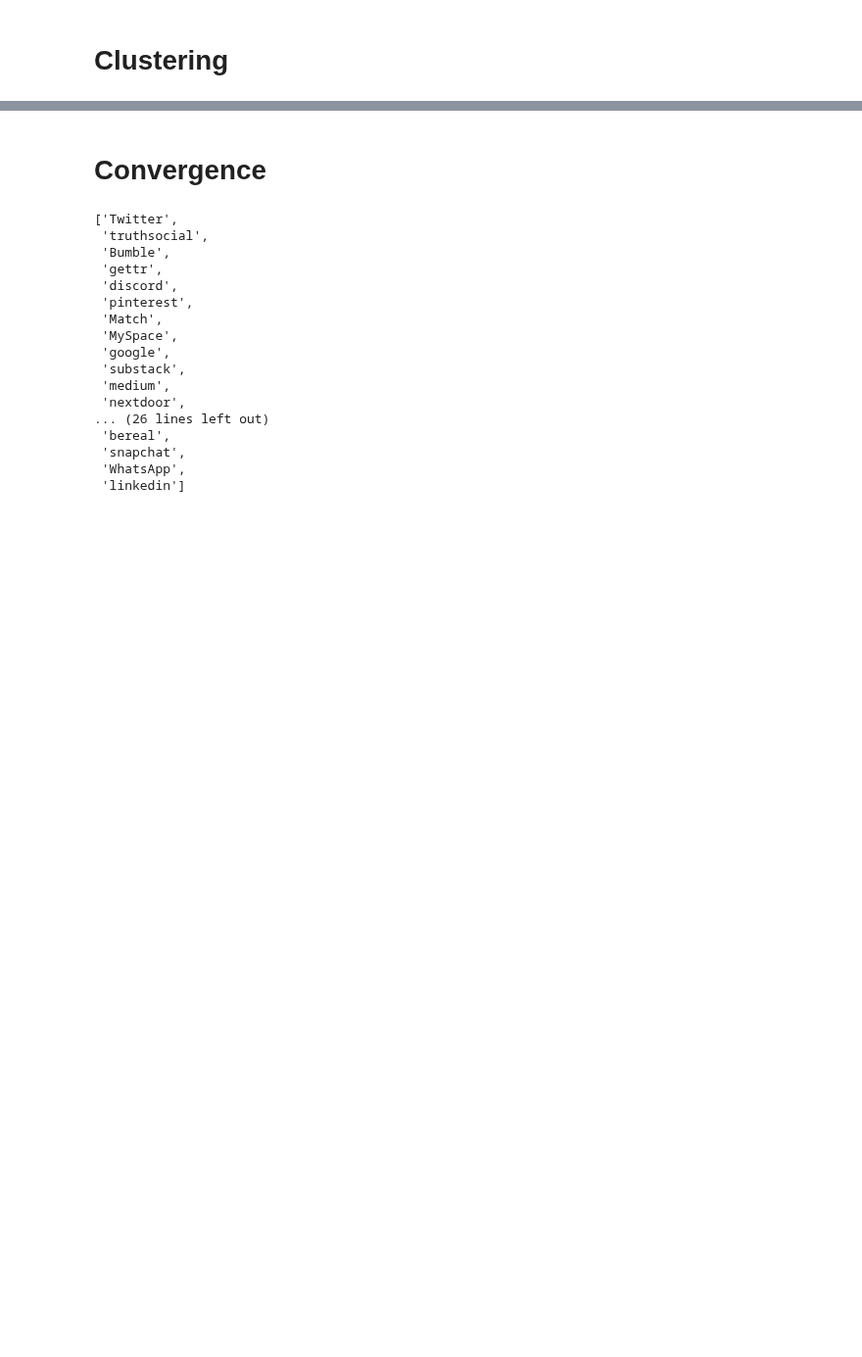
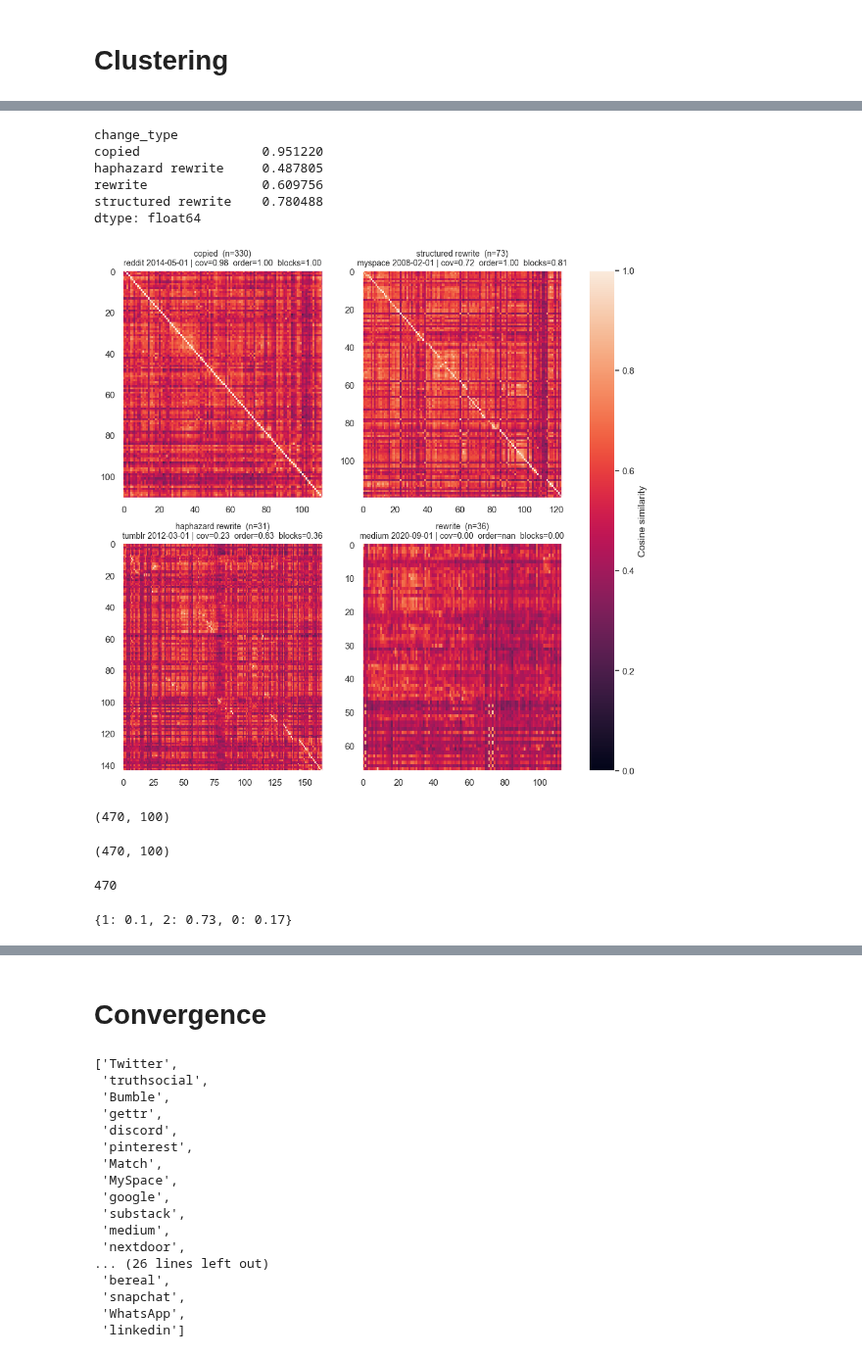
Before and after one commit to kasparvonbeelen/contracts, a Jupyter notebook: 1-2-analyse_data.ipynb, the cells around one changed output, grey strips where cells are left out. Shown at 98% size. Drawn from its saved outputs; the diff is of its cells as text; code cells hidden in the pictures; blank space fills up the shorter version.

```diff
--- a/1-2-analyse_data.ipynb
+++ b/1-2-analyse_data.ipynb
@@ -414,12 +636,57 @@ sns.barplot(y='platform',x='rel_deletions',data=result_df)
+# %%
+result_df.groupby(['platform','change_type']).size().unstack(fill_value=0).astype(bool).sum(axis=0) / result_df['platform'].nunique()
+#.apply(lambda x: x/x.sum(), axis=1).round(2)
+# %% [output]
+change_type
+copied                0.951220
+haphazard rewrite     0.487805
+rewrite               0.609756
+structured rewrite    0.780488
+dtype: float64
+# %%
+classes = ['copied', 'structured rewrite', 'haphazard rewrite', 'rewrite']
+date_col = result_df.columns[0]   # the former date index after reset_index()
+seed = None                       # set to an int to get the same examples every time
+
+result_df_c = result_df.loc[:, ~result_df.columns.duplicated()]
+
+
+fig, axes = plt.subplots(2, 2, figsize=(12, 11))
+for ax, cls in zip(axes.flat, classes):
+    subset = result_df_c[result_df_c['change_type'] == cls]
+    if subset.empty:
+        ax.set_title(f'{cls}\n(no examples)')
+        ax.axis('off')
+        continue
+    row = subset.sample(1, random_state=seed).iloc[0]
+    im = ax.imshow(row['matrix'],  vmin=0, vmax=1,
+                   aspect='auto', interpolation='nearest')
+    ax.set_title(f"{cls}  (n={len(subset)})\n"
+                 f"{row['platform']} {row[date_col]} | "
+                 f"cov={row['coverage']:.2f}  order={row['order']:.2f}  "
+                 f"blocks={row['block_share']:.2f}",
+                 fontsize=10)
+    #ax.set_xlabel('Sentences in version B')
+    #ax.set_ylabel('Sentences in version A')
+    ax.grid(False)
+
+fig.colorbar(im, ax=axes, shrink=1., label='Cosine similarity')
+plt.show()
+# %% [output]
+[figure, added]
 # %%
 
-# new_length = 100  # Define the new length
-# interp_funcs = [interp1d(np.linspace(0, 1, len(p)), p) for p in result_df.past_projection.values]
-# matrix = np.array([interp(np.linspace(0, 1, new_length)) for interp in interp_funcs])
-# matrix.shape
+new_length = 100  # Define the new length
+interp_funcs = [interp1d(np.linspace(0, 1, len(p)), p) for p in result_df.past_projection.values]
+matrix = np.array([interp(np.linspace(0, 1, new_length)) for interp in interp_funcs])
+matrix.shape
+# %% [output]
+(470, 100)
 # %%
-# matrix_bin = (matrix > 0.93).astype(int)
-# matrix_bin.shape
+matrix_bin = (matrix > 0.93).astype(int)
+matrix_bin.shape
+# %% [output]
+(470, 100)
 # %%
 # pd.Series(np.where(matrix_bin < 1)[1]).plot(kind='hist', bins=100, ylim=(35,75))
 # %%
@@ -472,6 +739,9 @@ sns.barplot(y='platform',x='rel_deletions',data=result_df)
 # %%
-# freqs = dict(Counter(kmeans.labels_))
-# print(sum(freqs.values()))
-# freqs = {k: round(v/ sum(freqs.values()),2) for k,v in freqs.items()}
-# freqs
+freqs = dict(Counter(kmeans.labels_))
+print(sum(freqs.values()))
+freqs = {k: round(v/ sum(freqs.values()),2) for k,v in freqs.items()}
+freqs
+# %% [output]
+470
+{1: 0.1, 2: 0.73, 0: 0.17}
 # %%
```
Also changed, not shown: parts of 21 cells of this notebook, 15 other files.
